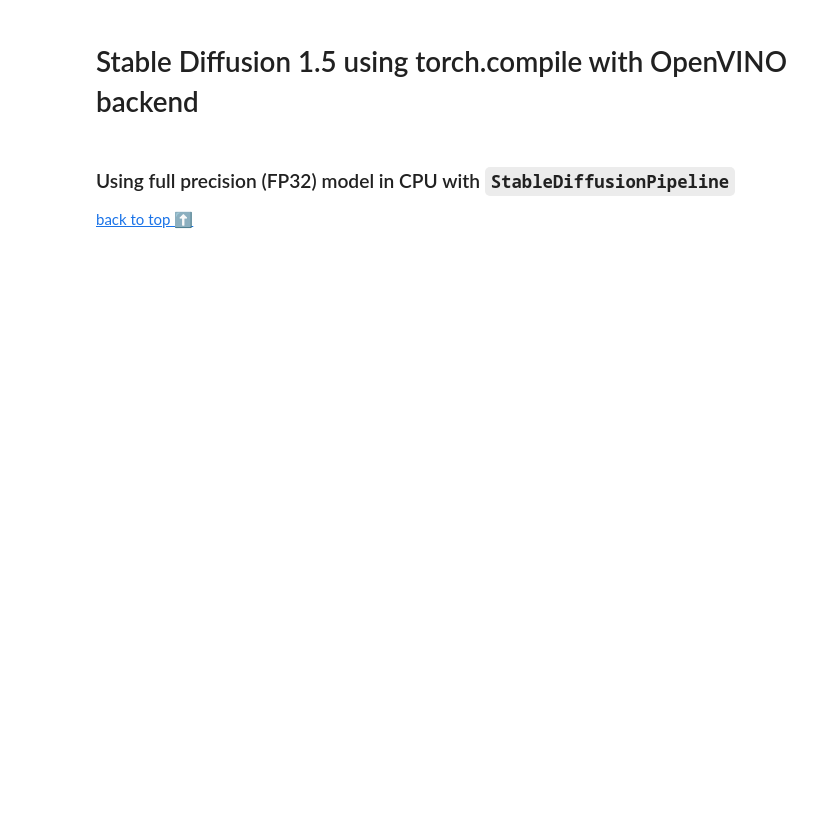
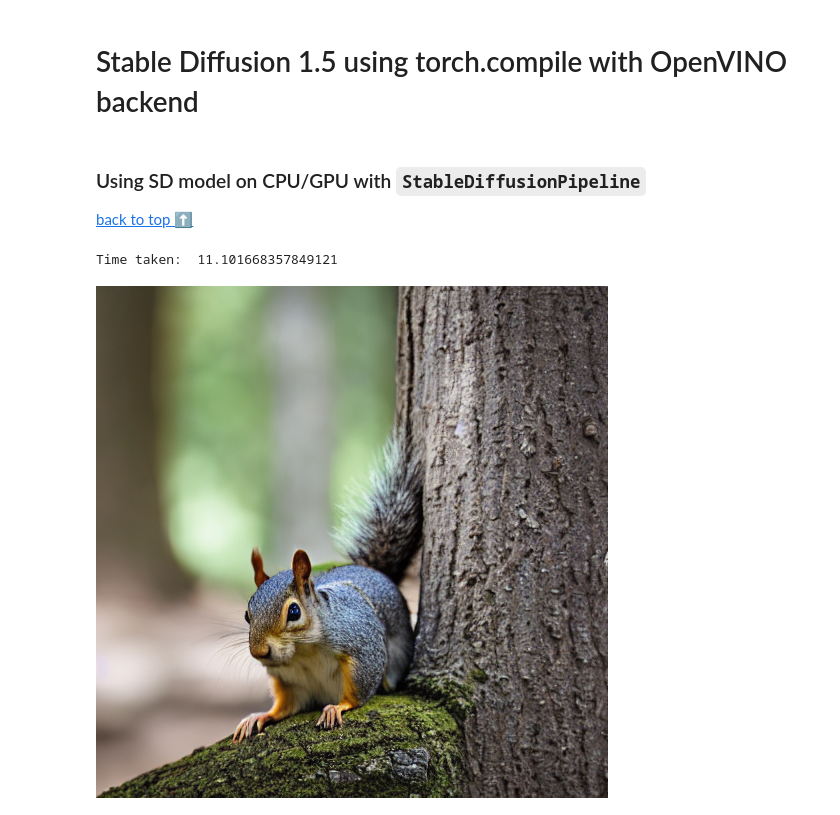
Before and after one commit to openvinotoolkit/openvino_build_deploy, a Jupyter notebook: workshops/accelerating_inference_with_openvino_and_pytorch/torch_compile/sd_itdc.ipynb, the cells around one changed output. Saved outputs shown, nothing was run; the diff lists cells and outputs as text; code cells hidden in the pictures; blank space fills up the shorter version.

Commit message:
Enabled GPU for much faster stable diffusion on GPU

```diff
--- a/workshops/accelerating_inference_with_openvino_and_pytorch/torch_compile/sd_itdc.ipynb
+++ b/workshops/accelerating_inference_with_openvino_and_pytorch/torch_compile/sd_itdc.ipynb
@@ -12,18 +12,21 @@ import os
 import warnings
 warnings.filterwarnings("ignore")
 # %% [markdown]
-### Using full precision (FP32) model in CPU with `StableDiffusionPipeline`
+### Using SD model on CPU/GPU with `StableDiffusionPipeline`
 [back to top ⬆️](#Table-of-contents:)
 # %%
 generator = torch.Generator("cpu").manual_seed(1024)
 model_id = "runwayml/stable-diffusion-v1-5"
-pipe = StableDiffusionPipeline.from_pretrained(model_id, torch_dtype=torch.float32)
-pipe.unet = torch.compile(pipe.unet, backend="openvino")
-pipe.vae.decode = torch.compile(pipe.vae.decode, backend="openvino")
+pipe = StableDiffusionPipeline.from_pretrained(model_id, torch_dtype=torch.float16)
+pipe.unet = torch.compile(pipe.unet, backend="openvino", options = {"device" : "GPU"}) #CPU,GPU
+pipe.vae.decode = torch.compile(pipe.vae.decode, backend="openvino", options = {"device" : "GPU"}) #CPU,GPU
 # %%
 prompt = "A cute squirrel in the forest, portrait, 8k"
 start_time = time.time()
-image = pipe(prompt, num_inference_steps=20, generator=generator).images[0]
+image = pipe(prompt, num_inference_steps=50, generator=generator).images[0]
 end_time = time.time()
 print("Time taken: ", end_time - start_time)
 image
+# %% [output]
+Time taken:  11.101668357849121
+[figure, added]
```
